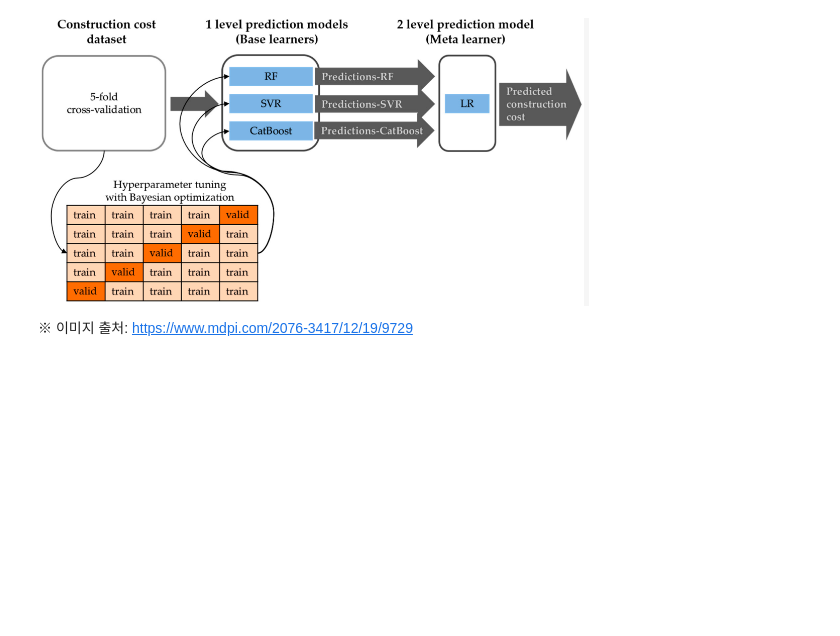
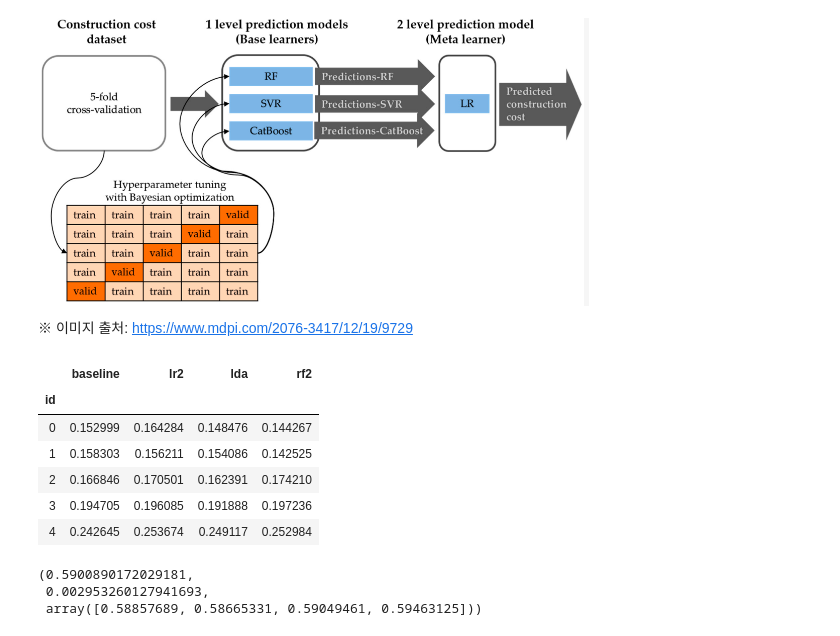
Before and after one commit to sunkusun9/DS_lv3_2507_2, a Jupyter notebook: sec_ds_lv3_prob1_kaggle.ipynb, the cells around one changed output. Cells and saved outputs as stored; diff of their text form; code cells hidden in the pictures; blank space fills up the shorter version.

```diff
--- a/sec_ds_lv3_prob1_kaggle.ipynb
+++ b/sec_ds_lv3_prob1_kaggle.ipynb
@@ -431,8 +583,41 @@ print("자가채점: {}".format(roc_auc_score(s_kaggle_ans, prd))) # baseline: 0
 ※ 이미지 출처: https://www.mdpi.com/2076-3417/12/19/9729
 # %%
 # 1단계: Cross Validation 예측결과를 모아 메타 모델 학습을 위한 데이터셋을 만듭니다.
+from sklearn.model_selection import cross_val_predict
+models = [
+    ('baseline', clf_lr),
+    ('lr2', clf_lr2),
+    ('lda', clf_lda),
+    ('rf2', clf_rf2)
+]
+df_cv = pd.concat([
+    pd.Series(cross_val_predict(
+        clf, df_train[X_all], df_train['failure'], groups = df_train['product_code'],
+        cv = gkf, method = 'predict_proba'
+    )[:, 1], index = df_train.index, name = name) for name, clf in models
+], axis=1)
+df_cv.head()
+# %% [output]
+|  | baseline | lr2 | lda | rf2 |
+| id |  |  |  |  |
+| 0 | 0.152999 | 0.164284 | 0.148476 | 0.144267 |
+| 1 | 0.158303 | 0.156211 | 0.154086 | 0.142525 |
+| 2 | 0.166846 | 0.170501 | 0.162391 | 0.174210 |
+| 3 | 0.194705 | 0.196085 | 0.191888 | 0.197236 |
+| 4 | 0.242645 | 0.253674 | 0.249117 | 0.252984 |
 # %%
 # 메타 모델을 검증을 해봅니다. 메타 모델: LogisticRegression
+from sklearn.linear_model import LogisticRegression
+from sklearn.model_selection import cross_val_score
+result = cross_val_score(
+    LogisticRegression(solver = 'lbfgs'), df_cv, df_train['failure'],
+    scoring = 'roc_auc', groups = df_train['product_code'], cv = gkf
+)
+np.mean(result), np.std(result), result
+# %% [output]
+(0.5900890172029181,
+ 0.002953260127941693,
+ array([0.58857689, 0.58665331, 0.59049461, 0.59463125]))
 # %%
 # 2단계 기반 모델을 학습 시키고, 예측하여 meta 모델의 데이터셋을 구성합니다.
 # 메타 모델 평가 데이터를 만듭니다. 1. 전체데이터로 기반 모델 학습 2. 평가 데이터에 대한 기반 모델 예측 결과 만들기
```
Also changed, not shown: parts of 47 cells of this notebook.
